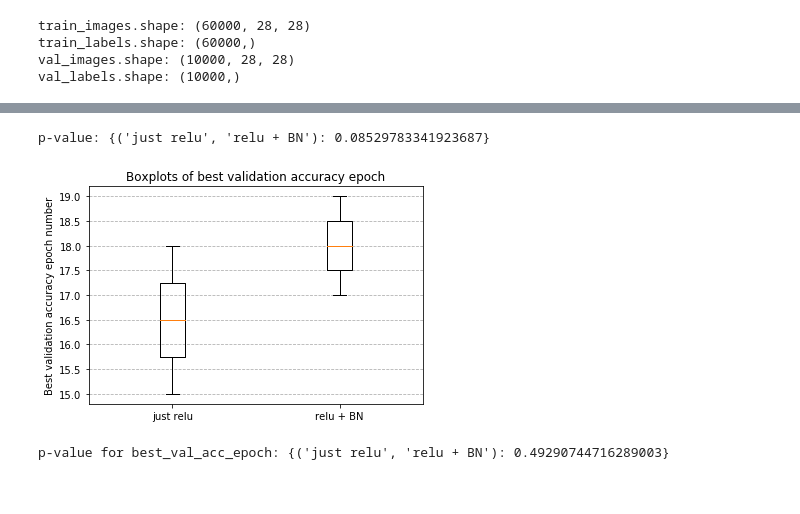
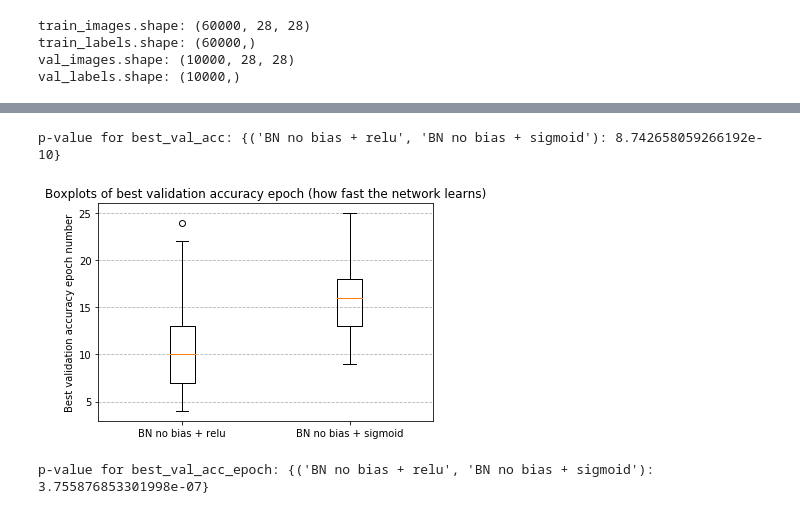
Before and after one commit to PhilipMay/ml-experiments, a Jupyter notebook: bn/relu_BN_sigmoid.ipynb, the cells around one changed output, grey strips where cells are left out. Saved outputs shown, nothing was run; the diff lists cells and outputs as text; code cells hidden in the pictures.

Commit message:
sigmoid experiment

```diff
--- a/bn/relu_BN_sigmoid.ipynb
+++ b/bn/relu_BN_sigmoid.ipynb
@@ -136,0 +134,37 @@ Done with relu + BN - iteration 2 of 2.
+# %%
+# create the different networks, fit them and return results
+def fit(value):
+    network = None
+
+    if value == 'a':
+        network = network_a()
+    if value == 'b':
+        network = network_b()
+
+    network.compile(optimizer='adam',
+                loss='categorical_crossentropy',
+                metrics=['accuracy'])
+
+    es = EarlyStopping(monitor='val_acc', patience=5, mode='max')
+
+    history = network.fit(train_images, train_labels,
+                          validation_data=(val_images, val_labels),
+                          epochs=100,
+                          callbacks=[es],
+                          verbose=0,
+                          batch_size=128)
+
+    best_val_acc = max(history.history['val_acc'])
+
+    best_val_acc_epoch = history.history['val_acc'].index(best_val_acc) + 1
+
+    return {'best_val_acc' : best_val_acc, 'best_val_acc_epoch' : best_val_acc_epoch}
+# %%
+# dict with call params (here just a or b)
+param_dict = {'BN no bias + relu' : 'a',
+              'BN no bias + sigmoid' : 'b',
+             }
+
+# fit the networks many times and return the result
+# see here: https://github.com/PhilipMay/mltb/blob/master/mltb/tools.py
+result = mltb.tools.multi_param_call(fit, param_dict, 41)
@@ -144,15 +203,21 @@ mltb.plot.boxplot_dict(result['best_val_acc'],
-# %%
-print('p-value for best_val_acc:', mltb.tools.ttest_combinations(result['best_val_acc']))
-# %% [output]
-p-value: {('just relu', 'relu + BN'): 0.08529783341923687}
+# %%
+# p-value for validation accuracy - can we reject the null hypothesis?
+# see here: https://github.com/PhilipMay/mltb/blob/master/mltb/tools.py
+print('p-value for best_val_acc:', mltb.tools.ttest_combinations(result['best_val_acc']))
+# %% [output]
+p-value for best_val_acc: {('BN no bias + relu', 'BN no bias + sigmoid'): 8.742658059266192e-10}
 # %%
+# print boxplots to compare wich epoch had the best validation accuracy (how fast the network learns)
+# see here: https://github.com/PhilipMay/mltb/blob/master/mltb/plot.py
 mltb.plot.boxplot_dict(result['best_val_acc_epoch'],
                        ylabel='Best validation accuracy epoch number',
-                       title='Boxplots of best validation accuracy epoch'
+                       title='Boxplots of best validation accuracy epoch (how fast the network learns)'
                       )
 # %% [output]
-[figure, old version]
+[figure, new version]
-# %%
-print('p-value for best_val_acc_epoch:', mltb.tools.ttest_combinations(result['best_val_acc_epoch']))
-# %% [output]
-p-value for best_val_acc_epoch: {('just relu', 'relu + BN'): 0.49290744716289003}
+# %%
+# p-value for best validation accuracy epoch - can we reject the null hypothesis?
+# see here: https://github.com/PhilipMay/mltb/blob/master/mltb/tools.py
+print('p-value for best_val_acc_epoch:', mltb.tools.ttest_combinations(result['best_val_acc_epoch']))
+# %% [output]
+p-value for best_val_acc_epoch: {('BN no bias + relu', 'BN no bias + sigmoid'): 3.755876853301998e-07}
```
Also changed, not shown: parts of 16 cells of this notebook.
